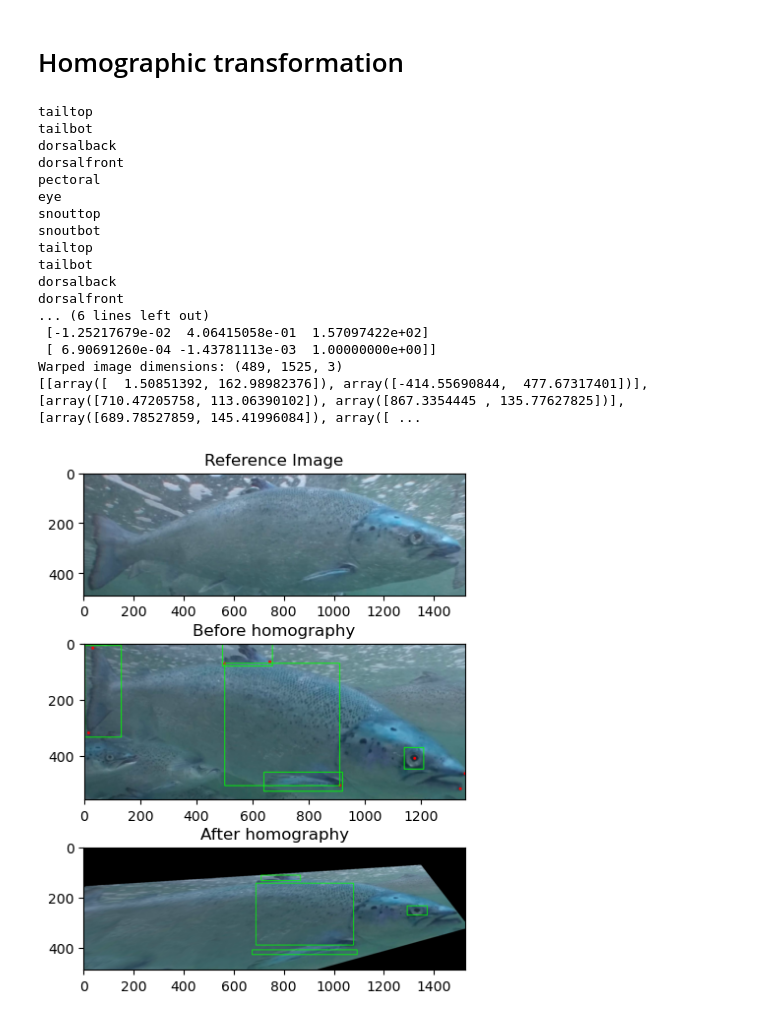
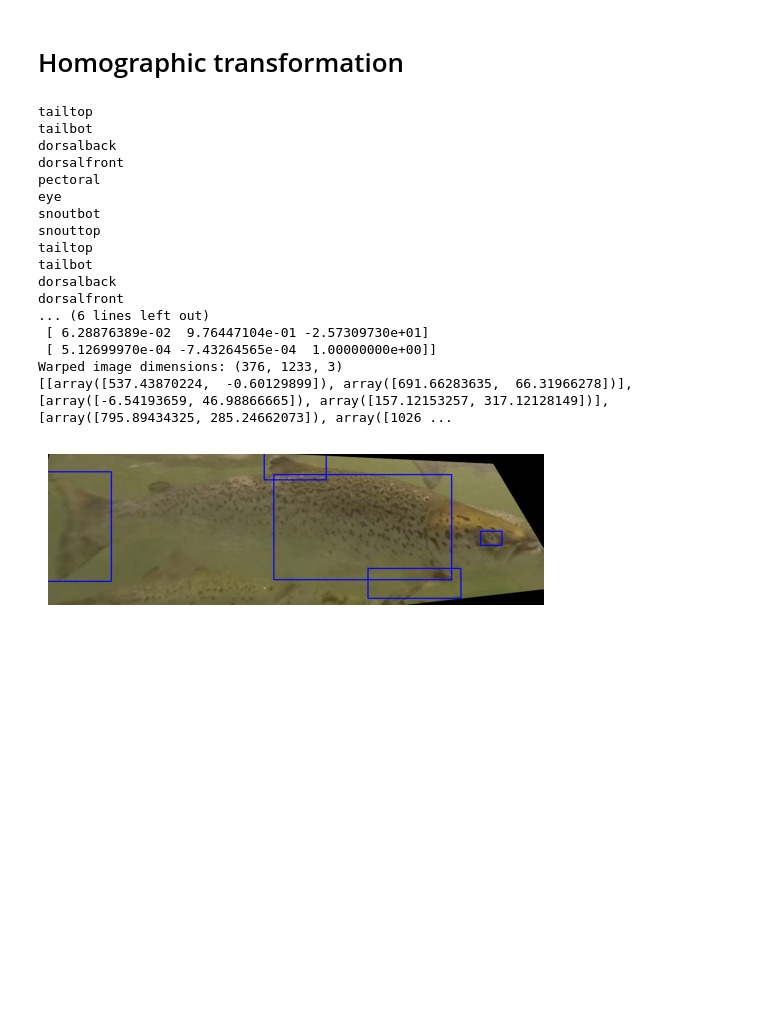
Before and after one commit to magnuswiik/SalmonReID, a Jupyter notebook: Prototyping/vision_experimentation.ipynb, the cells around one changed output. Saved outputs shown, nothing was run; the diff lists cells and outputs as text; code cells hidden in the pictures; blank space fills up the shorter version.

```diff
--- a/Prototyping/vision_experimentation.ipynb
+++ b/Prototyping/vision_experimentation.ipynb
@@ -6,18 +6,19 @@ import cv2
 import json, os
 import matplotlib.pyplot as plt
 
-from_path = "/Users/magnuswiik/prosjektoppgave_data/Masteroppgave_data/Helfisk_Landmark_Deteksjonssett/fish5/"
+from_path = "/Users/magnuswiik/prosjektoppgave_data/Masteroppgave_data/Helfisk_Landmark_Deteksjonssett/fish9/"
 
 # Good example
 annots = ["fish9_GP020101_00005879.json", "fish9_GP020101_00005919.json"]
 imgs = ["fish9_GP020101_00005879.jpg", "fish9_GP020101_00005919.jpg"]
 
 # Bad example
-annots = ["fish5_GP020101_00008309.json", "fish5_GP020101_00013564.json"]
-imgs = ["fish5_GP020101_00008309.jpg", "fish5_GP020101_00013564.jpg"]
+#annots = ["fish5_GP020101_00008309.json", "fish5_GP020101_00013564.json"]
+#imgs = ["fish5_GP020101_00008309.jpg", "fish5_GP020101_00013564.jpg"]
 
-img1 = cv2.imread(from_path + imgs[0], cv2.IMREAD_COLOR)
-img2 = cv2.imread(from_path + imgs[1], cv2.IMREAD_COLOR)
+img1 = cv2.cvtColor(cv2.imread(from_path + imgs[0], cv2.IMREAD_COLOR), cv2.COLOR_BGR2RGB)
+img2 = cv2.cvtColor(cv2.imread(from_path + imgs[1], cv2.IMREAD_COLOR), cv2.COLOR_BGR2RGB)
+
 
 # Extract location of good matches
 points1 = np.zeros((8, 2), dtype=np.float32)
@@ -83,7 +84,7 @@ print(transformed_points)
 
 for box in transformed_points:
     min, max = box
-    cv2.rectangle(img2Reg, (int(min[0]), int(min[1])), (int(max[0]), int(max[1])), (0, 255, 0), 2)
+    cv2.rectangle(img2Reg, (int(min[0]), int(min[1])), (int(max[0]), int(max[1])), (0, 0, 255), 2)
 
 # Add points to image
 for point in points1:
@@ -92,38 +93,44 @@ for point in points1:
 # Add boxes to image
 for box in boxes1:
     min, max = box[:3], box[3:]
-    cv2.rectangle(img1, (int(min[0]), int(min[1])), (int(max[0]), int(max[1])), (0, 255, 0), 2)
+    cv2.rectangle(img1, (int(min[0]), int(min[1])), (int(max[0]), int(max[1])), (0, 0, 255), 2)
 
-# Display images
+'''# Display images
 fig, axs = plt.subplots(3, 1, figsize=(5, 7))
 
 axs[0].imshow(img2)
 axs[0].set_title('Reference Image')
 
 axs[1].imshow(img1)
 axs[1].set_title('Before homography')
 
 axs[2].imshow(img2Reg)
 axs[2].set_title('After homography')
 
 
+plt.show()'''
+
+
+
+plt.imshow(img2Reg)
+plt.axis('off')
 plt.show()
 # %% [output]
 tailtop
 tailbot
 dorsalback
 dorsalfront
 pectoral
 eye
+snoutbot
 snouttop
-snoutbot
 tailtop
 tailbot
 dorsalback
 dorsalfront
 ... (6 lines left out)
- [-1.25217679e-02  4.06415058e-01  1.57097422e+02]
- [ 6.90691260e-04 -1.43781113e-03  1.00000000e+00]]
-Warped image dimensions: (489, 1525, 3)
-[[array([  1.50851392, 162.98982376]), array([-414.55690844,  477.67317401])], [array([710.47205758, 113.06390102]), array([867.3354445 , 135.77627825])], [array([689.78527859, 145.41996084]), array([ ...
+ [ 6.28876389e-02  9.76447104e-01 -2.57309730e+01]
+ [ 5.12699970e-04 -7.43264565e-04  1.00000000e+00]]
+Warped image dimensions: (376, 1233, 3)
+[[array([537.43870224,  -0.60129899]), array([691.66283635,  66.31966278])], [array([-6.54193659, 46.98866665]), array([157.12153257, 317.12128149])], [array([795.89434325, 285.24662073]), array([1026 ...
-[figure, old version]
+[figure, new version]
```
Also changed, not shown: 18 other files.
